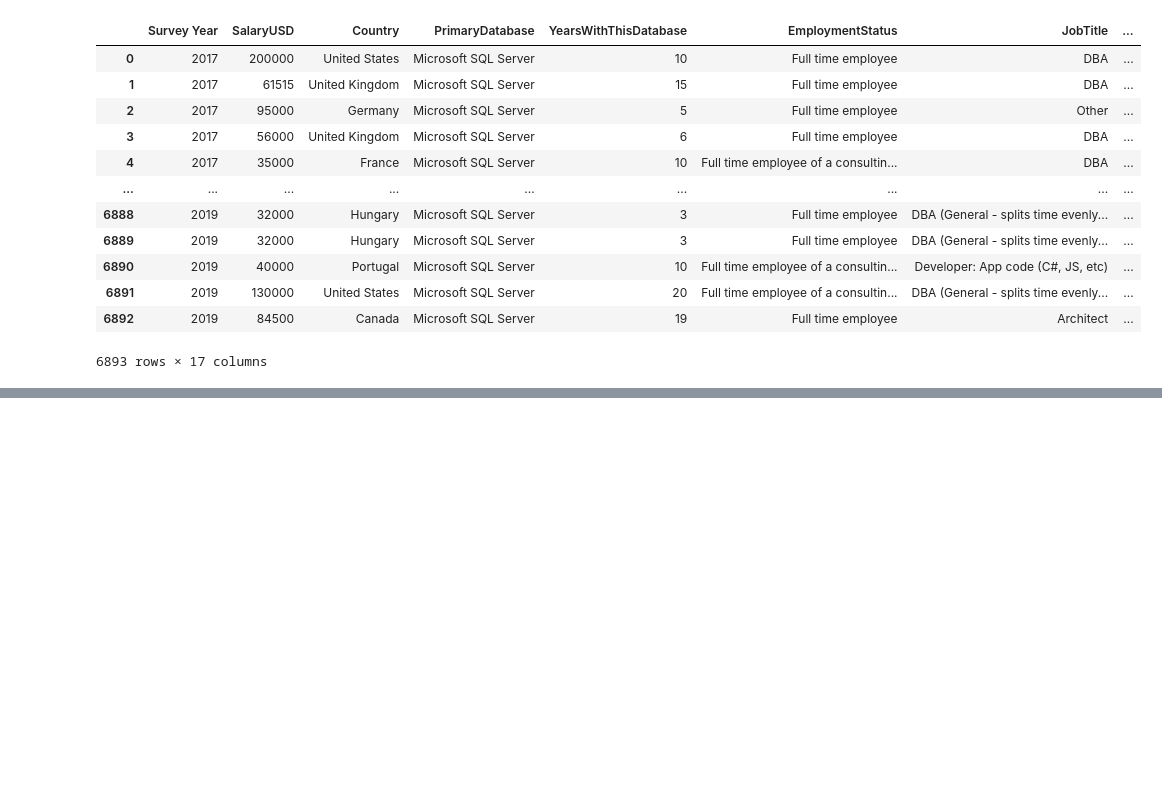
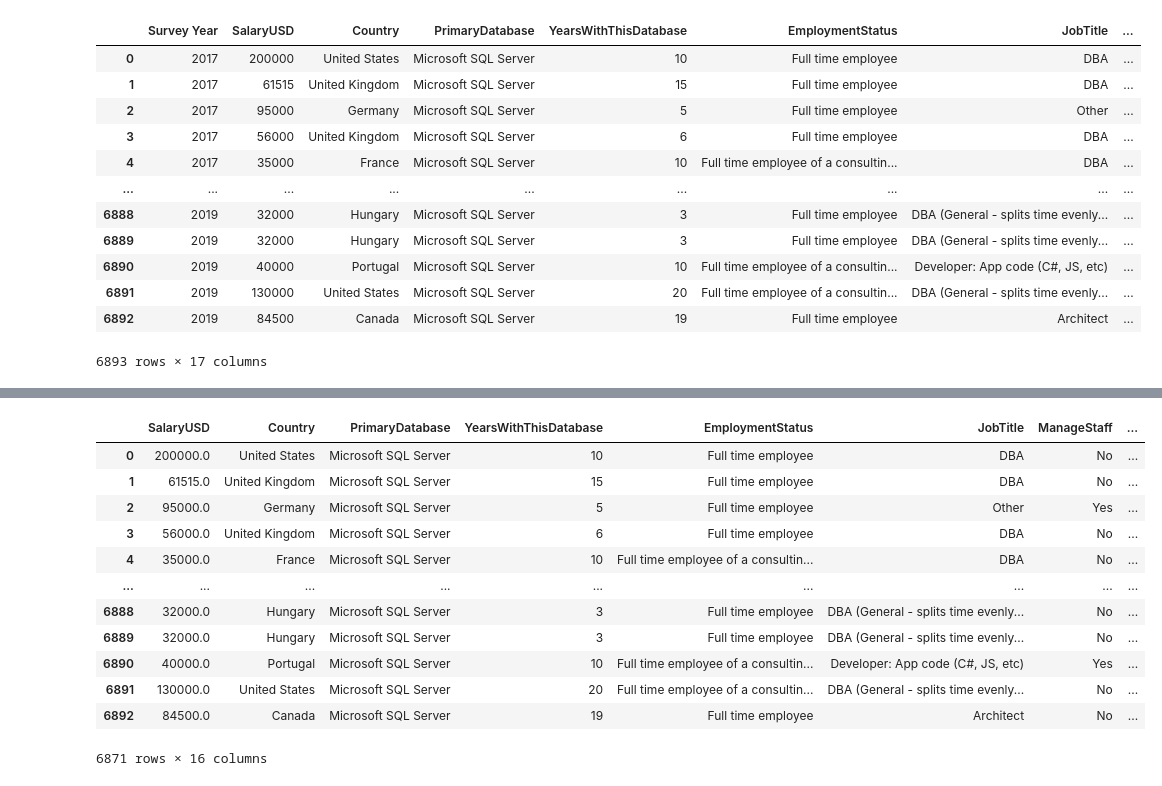
Before and after one commit to adrianavandeguchte/PredictYourSalary, a Jupyter notebook: notebooks/data_cleaning_sandy.ipynb, the cells around one changed output, grey strips where cells are left out. Saved outputs shown, nothing was run; the diff lists cells and outputs as text; code cells hidden in the pictures; blank space fills up the shorter version.

```diff
--- a/data_cleaning_sandy.ipynb
+++ b/notebooks/data_cleaning_sandy.ipynb
@@ -176,0 +151,18 @@ salary_df1.sort_values("YearsWithThisDatabase", ascending = False)
+# %%
+# we only needed the "survey year" column to complete the previous step, so we are removing it now
+del salary_df1["Survey Year"]
+salary_df1
+# %% [output]
+|  | SalaryUSD | Country | PrimaryDatabase | YearsWithThisDatabase | EmploymentStatus | JobTitle | ManageStaff | ... |
+| 0 | 200000.0 | United States | Microsoft SQL Server | 10 | Full time employee | DBA | No | ... |
+| 1 | 61515.0 | United Kingdom | Microsoft SQL Server | 15 | Full time employee | DBA | No | ... |
+| 2 | 95000.0 | Germany | Microsoft SQL Server | 5 | Full time employee | Other | Yes | ... |
+| 3 | 56000.0 | United Kingdom | Microsoft SQL Server | 6 | Full time employee | DBA | No | ... |
+| 4 | 35000.0 | France | Microsoft SQL Server | 10 | Full time employee of a consultin... | DBA | No | ... |
+| ... | ... | ... | ... | ... | ... | ... | ... | ... |
+| 6888 | 32000.0 | Hungary | Microsoft SQL Server | 3 | Full time employee | DBA (General - splits time evenly... | No | ... |
+| 6889 | 32000.0 | Hungary | Microsoft SQL Server | 3 | Full time employee | DBA (General - splits time evenly... | No | ... |
+| 6890 | 40000.0 | Portugal | Microsoft SQL Server | 10 | Full time employee of a consultin... | Developer: App code (C#, JS, etc) | Yes | ... |
+| 6891 | 130000.0 | United States | Microsoft SQL Server | 20 | Full time employee of a consultin... | DBA (General - splits time evenly... | No | ... |
+| 6892 | 84500.0 | Canada | Microsoft SQL Server | 19 | Full time employee | Architect | No | ... |
+6871 rows × 16 columns
```
Also changed, not shown: parts of 21 cells of this notebook, 5 other files.
